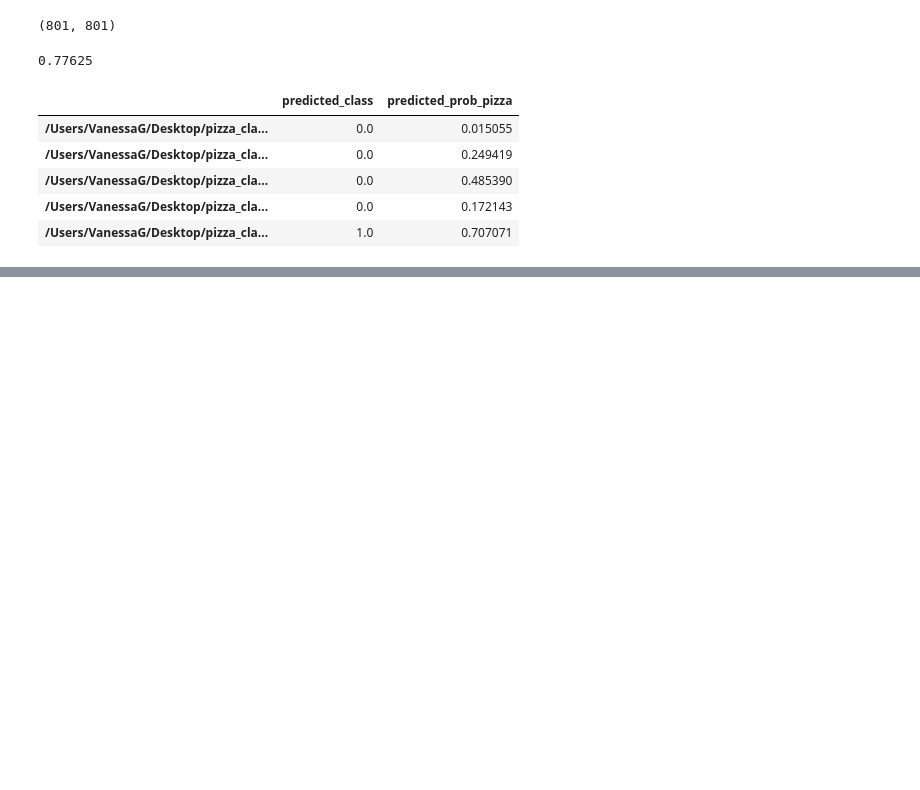
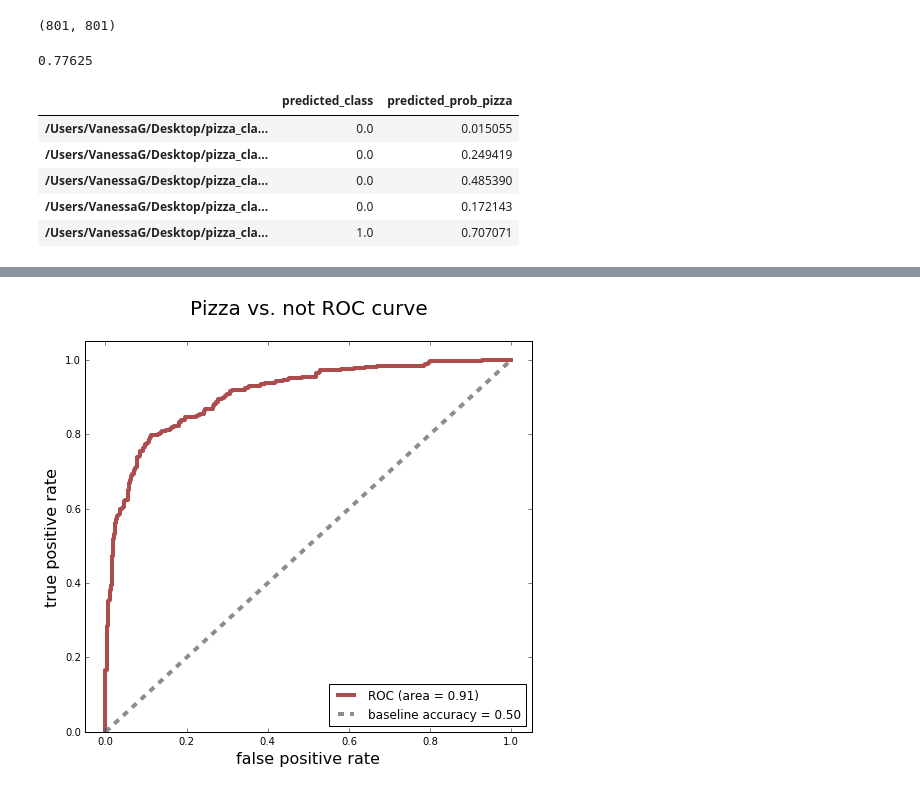
Before and after one commit to vnessified/DSI-SF-2-vnessified, a Jupyter notebook: capstone/keras_model.ipynb, the cells around one changed output, grey strips where cells are left out. Cells and saved outputs as stored; diff of their text form; code cells hidden in the pictures; blank space fills up the shorter version.

```diff
--- a/capstone/keras_model.ipynb
+++ b/capstone/keras_model.ipynb
@@ -153,10 +164,16 @@ test_datagen = ImageDataGenerator(rescale=1./255)
 train_generator = train_datagen.flow_from_directory(
         train_data_dir,
         target_size=(img_width, img_height),
-        batch_size=32,
-        class_mode='binary')
+        batch_size=1,
+        class_mode='binary',
+        save_to_dir='/Users/VanessaG/Desktop/image_gen_test',
+        save_format='jpg')
 # %% [output]
 Found 2000 images belonging to 2 classes.
+# %%
+for i, (image, y) in enumerate(train_generator):
+    if i >= 10:
+        break
 # %%
 validation_generator = test_datagen.flow_from_directory(
         validation_data_dir,
@@ -397,0 +551,27 @@ TypeError: roc_curve() takes at least 2 arguments (0 given)
+# %%
+#how to change threshold?
+from sklearn.metrics import roc_curve, roc_auc_score, auc
+
+fpr_, tpr_, _ = roc_curve(image_file_df['actual_label'], image_file_df['predicted_prob_pizza'])
+auc_ = auc(fpr_, tpr_)
+acc_ = np.abs(0.5 - np.mean(image_file_df['actual_label'])) + 0.5
+
+fig, axr = plt.subplots(figsize=(8,7))
+
+axr.plot(fpr_, tpr_, label='ROC (area = %0.2f)' % auc_,
+         color='darkred', linewidth=4,
+         alpha=0.7)
+axr.plot([0, 1], [0, 1], color='grey', ls='dashed',
+         alpha=0.9, linewidth=4, label='baseline accuracy = %0.2f' % acc_)
+
+axr.set_xlim([-0.05, 1.05])
+axr.set_ylim([0.0, 1.05])
+axr.set_xlabel('false positive rate', fontsize=16)
+axr.set_ylabel('true positive rate', fontsize=16)
+axr.set_title('Pizza vs. not ROC curve\n', fontsize=20)
+
+axr.legend(loc="lower right", fontsize=12)
+
+plt.show()
+# %% [output]
+[figure, added]
```
Also changed, not shown: parts of 41 cells of this notebook.
